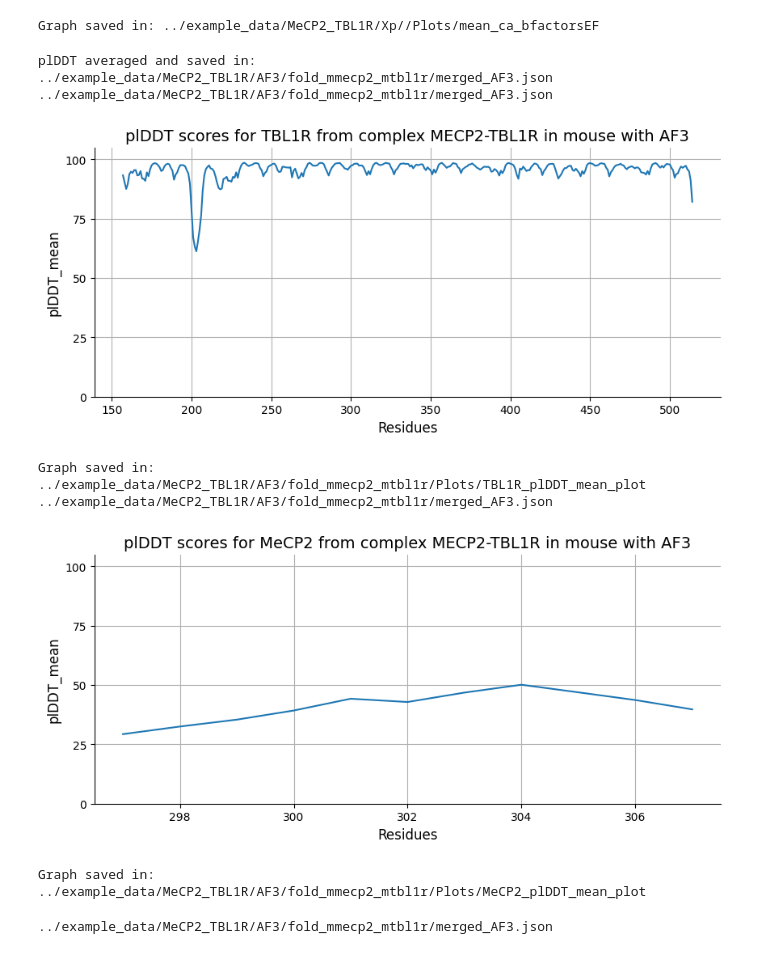
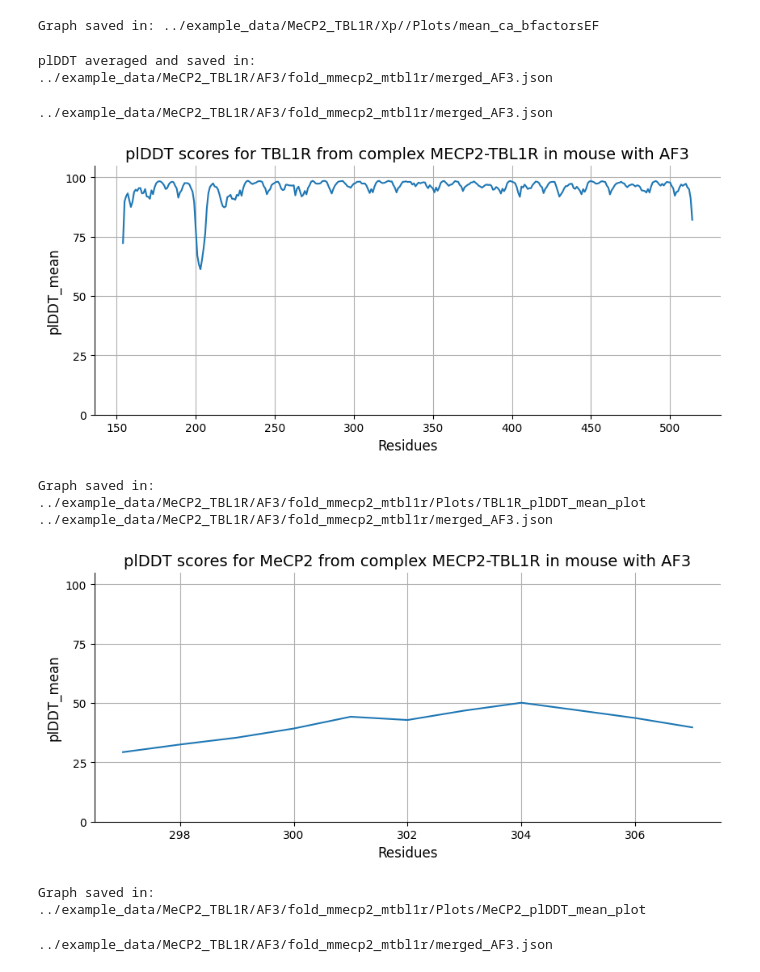
Before and after one commit to Floboysky/dvpILC, a Jupyter notebook: Analysis/CA_bfactors_plddt.ipynb, the cells around one changed output. Drawn from its saved outputs; the diff is of its cells as text; code cells hidden in the pictures.

```diff
--- a/Analysis/CA_bfactors_plddt.ipynb
+++ b/Analysis/CA_bfactors_plddt.ipynb
@@ -306,16 +368,15 @@ Graph saved in: ../example_data/MeCP2_TBL1R/Xp//Plots/mean_ca_bfactorsEF
+# %%
+pred_path = "../example_data/MeCP2_TBL1R/AF3/fold_mmecp2_mtbl1r"
+json_files_AF3 = find_files_AF3(pred_path)
+merge_json = merge_json_AF3(pred_path, json_files_AF3, "plDDT")
+# %% [output]
+plDDT averaged and saved in: ../example_data/MeCP2_TBL1R/AF3/fold_mmecp2_mtbl1r/merged_AF3.json
 # %%
-# Generating plDDT graphs
-
-pred_path = "../example_data/MeCP2_TBL1R/AF3/fold_mmecp2_mtbl1r"
-json_files_AF3 = find_files_AF3(pred_path)
-merge_json = merge_json_AF3(pred_path, json_files_AF3, "plDDT")
-
-plot_merged_json(pred_path, "TBL1R", 640, 1000)
+plot_merged_json(pred_path, "TBL1R", 637, 1000)
 plot_merged_json(pred_path, "MeCP2", 296, 307)
 # %% [output]
-plDDT averaged and saved in: ../example_data/MeCP2_TBL1R/AF3/fold_mmecp2_mtbl1r/merged_AF3.json
 ../example_data/MeCP2_TBL1R/AF3/fold_mmecp2_mtbl1r/merged_AF3.json
-[figure, old version]
+[figure, new version]
 Graph saved in: ../example_data/MeCP2_TBL1R/AF3/fold_mmecp2_mtbl1r/Plots/TBL1R_plDDT_mean_plot
 ../example_data/MeCP2_TBL1R/AF3/fold_mmecp2_mtbl1r/merged_AF3.json
 [figure]
```
Also changed, not shown: parts of 8 cells of this notebook, 29 other files.
